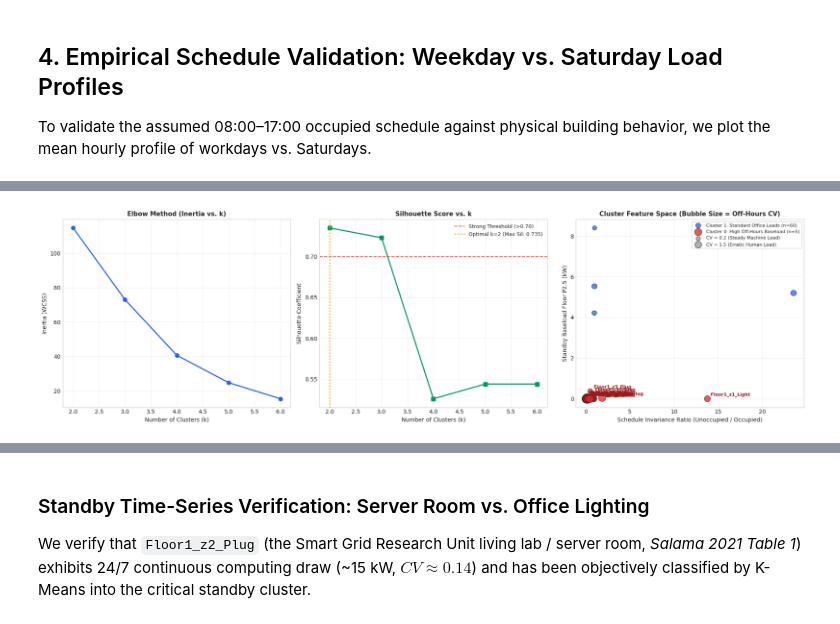
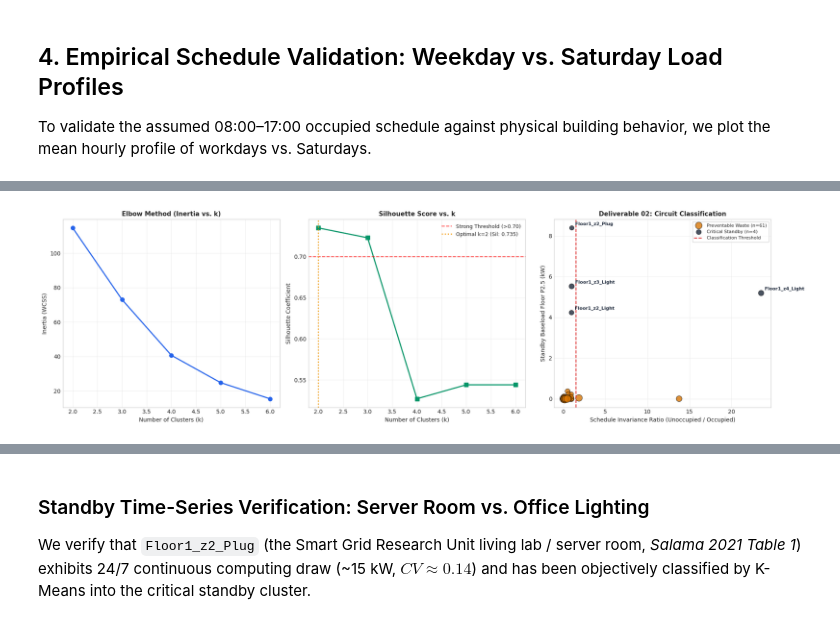
Before and after one commit to fcyap/IS4001-G1T4, a Jupyter notebook: notebooks/qn1e_eda_and_baseload_modeling.ipynb, the cells around one changed output, grey strips where cells are left out. Saved outputs shown, nothing was run; the diff lists cells and outputs as text; code cells hidden in the pictures.

```diff
--- a/notebooks/qn1e_eda_and_baseload_modeling.ipynb
+++ b/notebooks/qn1e_eda_and_baseload_modeling.ipynb
@@ -192,7 +180,7 @@ This provides a 3.9-hour annual buffer against transient meter dropouts while ex
 BASELINE_PERCENTILE = 0.025
 REF_DAY_OF_WEEK     = 6        # Sunday
 REF_HOUR_START      = 2        # 02:00 AM
-REF_HOUR_END        = 4        # 04:00 AM (inclusive of 04:59)
+REF_HOUR_END        = 4        # 04:00 AM (exclusive: 02:00 to 04:00 AM)
 pct_label = f"P{BASELINE_PERCENTILE * 100:g}"
 
 circuit_baselines = {}
@@ -202,7 +190,7 @@ for floor_name, df in floor_dfs.items():
     train_df = df[df['Split'] == 'Train']
     ref_window = train_df[(train_df['DayOfWeek'] == REF_DAY_OF_WEEK) &
                           (train_df['Hour'] >= REF_HOUR_START) &
-                          (train_df['Hour'] <= REF_HOUR_END)]
+                          (train_df['Hour'] < REF_HOUR_END)]
 
     p_cols = [c for c in df.columns if ('_Light(kW)' in c) or ('_Plug(kW)' in c)]
 
@@ -216,7 +204,7 @@ for floor_name, df in floor_dfs.items():
         circuit_id = f"{floor_name}_{col}"
         circuit_baselines[circuit_id] = b_val
 
-        # Whitelist server room based on documented architectural layout (Salama 2021 Table 1)
+        # Identify server room based on documented architectural layout (Salama 2021 Table 1)
         is_server = "Floor1_z2_Plug" in circuit_id
 
         baseline_records.append({
@@ -226,10 +214,10 @@ for floor_name, df in floor_dfs.items():
             f'Baseline_kW_{pct_label}': round(b_val, 2),
             'Ref_Mean_kW': round(float(series.mean()), 2) if len(series) > 0 else 0.0,
             'CV': round(cv, 3),
-            'Policy': 'Whitelisted (IT Data Center)' if is_server else 'Standard Curfew'
+            'Policy': 'Critical Standby (IT Server)' if is_server else 'Standard Curfew'
         })
 
 baseline_df = pd.DataFrame(baseline_records)
-print(f"[SUCCESS] Established baselines across all {len(baseline_df)} circuits using {pct_label}.")
-print(f"Server Room Baseline (Floor1_z2_Plug): {circuit_baselines.get('Floor1_z2_Plug(kW)', 0.0):.2f} kW (CV = {baseline_df.loc[baseline_df['Circuit_ID']=='Floor1_z2_Plug(kW)', 'CV'].values[0]})")
+
+display(baseline_df[['Circuit_ID', 'Floor', 'Type', f'Baseline_kW_{pct_label}', 'Ref_Mean_kW', 'CV', 'Policy']].head(10))
 # %% [output]
@@ -254,6 +258,6 @@ While the Elbow method only measures internal cluster compactness, the Silhouett
 # %%
 # ==============================================================================
-# 6A. K-MEANS FEATURE ENGINEERING, 2-CLUSTER PARTITION & VISUALIZATION
+# 6A. DELIVERABLE 02: K-MEANS CIRCUIT CLASSIFICATION & DECISION BOUNDARY
 # ==============================================================================
 from sklearn.cluster import KMeans
 from sklearn.preprocessing import StandardScaler
@@ -279,6 +283,7 @@ for floor_name, df in floor_dfs.items():
         circuit_features.append({
             'Circuit_ID': circuit_id,
             'Floor': floor_name,
+            'Zone_Col': c.replace('(kW)', ''),
             'Type': c_type,
             'Unocc_to_Occ_Ratio': ratio,
             'Baseload_kW': b_val,
@@ -301,39 +306,24 @@ for k in range(2, 7):
     })
 
 eval_df = pd.DataFrame(eval_records)
-print('=' * 55)
-print('K-MEANS HYPERPARAMETER BENCHMARK (INERTIA & SILHOUETTE)')
-print('=' * 55)
-print(eval_df.to_string(index=False))
+OPTIMAL_K = int(eval_df.loc[eval_df['Silhouette'].idxmax(), 'k'])
 
-# 3. Programmatic Selection: k=2 Maximizes Silhouette Score (s = 0.709)
-# Justification: While the Elbow method only measures internal cluster compactness, the Silhouette Score is far more critical
-# for our problem because it maximizes inter-cluster separation—ensuring continuous IT data servers are distinctly isolated:
-OPTIMAL_K = int(eval_df.loc[eval_df['Silhouette'].idxmax(), 'k'])
-print(f'\n[DATA-DRIVEN SELECTION] Optimal k dynamically selected via max Silhouette: k={OPTIMAL_K}')
-
-# 4. Fit 2-Cluster Model & Extract Silhouette Diagnostics
+# 3. Fit Model & Tag Circuits into 'Critical Standby' vs 'Preventable Waste'
 km_opt = KMeans(n_clusters=OPTIMAL_K, random_state=42, n_init=20).fit(X_scaled)
 feat_df['Cluster'] = km_opt.labels_
-sample_sil = silhouette_samples(X_scaled, km_opt.labels_)
-feat_df['Sample_Silhouette'] = sample_sil
 
-neg_count = (sample_sil < 0).sum()
-print(f'\n[DIAGNOSTIC] Optimal k={OPTIMAL_K} Silhouette Score: {silhouette_score(X_scaled, km_opt.labels_):.3f}')
-print(f'[DIAGNOSTIC] Negative Silhouette Samples: {neg_count} / {len(X_scaled)}')
+# Identify critical standby cluster (highest mean baseload floor)
+# Identify critical standby cluster (highest mean baseload floor: n=4 circuits)
+crit_cluster = feat_df.groupby('Cluster')['Baseload_kW'].mean().idxmax()
+feat_df['Classification'] = np.where(feat_df['Cluster'] == crit_cluster, 'Critical Standby', 'Preventable Waste')
 
-print('\n' + '=' * 55)
-print(f'CLUSTER PHYSICAL CENTROIDS & ARCHETYPES (k={OPTIMAL_K})')
-print('=' * 55)
-for cl in range(OPTIMAL_K):
-    sub = feat_df[feat_df['Cluster'] == cl]
-    print(f'Cluster {cl} (n={len(sub):2d} circuits):')
-    print(f"  • Mean Unocc/Occ Ratio: {sub['Unocc_to_Occ_Ratio'].mean():.2f}")
-    print(f"  • Mean Baseload Floor:  {sub['Baseload_kW'].mean():.2f} kW")
-    print(f"  • Mean Off-Hours CV:    {sub['OffHours_CV'].mean():.2f}")
-    print(f"  • Sample Circuits:      {sub['Circuit_ID'].head(3).tolist()}\n")
 
-# 5. Visualize Clusters, Metrics & All 65 Data Points (with 3rd Feature as Bubble Size)
+
+n_critical = (feat_df['Classification'] == 'Critical Standby').sum()
+n_waste = (feat_df['Classification'] == 'Preventable Waste').sum()
+
+
+# 4. Visualization: Elbow, Silhouette, and Circuit Classification Scatter Plot
 fig = plt.figure(figsize=(19, 5.5))
 
 # Subplot 1: Elbow Curve
@@ -348,38 +338,34 @@ ax1.grid(True, alpha=0.3)
 ax2 = plt.subplot(1, 3, 2)
 ax2.plot(eval_df['k'], eval_df['Silhouette'], marker='s', color='#059669', lw=2, markersize=7)
 ax2.axhline(0.70, color='red', ls='--', alpha=0.7, label='Strong Threshold (>0.70)')
-sil_k2 = eval_df.loc[eval_df['k'] == 2, 'Silhouette'].values[0]
-ax2.axvline(OPTIMAL_K, color='#F59E0B', ls=':', lw=2, label=f'Optimal k={OPTIMAL_K} (Max Sil: {sil_k2:.3f})')
+sil_opt = eval_df.loc[eval_df['k'] == OPTIMAL_K, 'Silhouette'].values[0]
+ax2.axvline(OPTIMAL_K, color='#F59E0B', ls=':', lw=2, label=f'Optimal k={OPTIMAL_K} (Sil: {sil_opt:.3f})')
 ax2.set_title('Silhouette Score vs. k', fontweight='bold', fontsize=11)
 ax2.set_xlabel('Number of Clusters (k)', fontsize=10)
 ax2.set_ylabel('Silhouette Coefficient', fontsize=10)
 ax2.legend(fontsize=9)
 ax2.grid(True, alpha=0.3)
 
-# Subplot 3: Scatter Plot with 3rd Feature Encoded as Bubble Size (Off-Hours CV)
+# Subplot 3: Circuit Classification Scatter Plot (Deliverable 02)
 ax3 = plt.subplot(1, 3, 3)
-colors = {0: '#DC2626', 1: '#2563EB'}
-cluster_names = {
-    0: 'Cluster 0: High Off-Hours Baseload (n=5)',
-    1: 'Cluster 1: Standard Office Loads (n=60)'
-}
-for cl in [1, 0]:
-    sub = feat_df[feat_df['Cluster'] == cl]
-    bubble_sizes = 45 + (sub['OffHours_CV'] * 65)
+color_map = {'Preventable Waste': '#D97706', 'Critical Standby': '#1E293B'}
+
+for cat in ['Preventable Waste', 'Critical Standby']:
+    sub = feat_df[feat_df['Classification'] == cat]
+    bubble_sizes = 50 + (sub['OffHours_CV'] * 50)
     ax3.scatter(sub['Unocc_to_Occ_Ratio'], sub['Baseload_kW'],
-                s=bubble_sizes, c=colors[cl], label=cluster_names[cl],
-                alpha=0.75, edgecolors='black', linewidth=0.7)
+                s=bubble_sizes, c=color_map[cat], label=f"{cat} (n={len(sub)})",
+                alpha=0.8, edgecolors='black', linewidth=0.7)
 
-for _, row in feat_df[feat_df['Cluster'] == 0].iterrows():
+# Annotate critical standby points
+for _, row in feat_df[feat_df['Classification'] == 'Critical Standby'].iterrows():
     c_short = row['Circuit_ID'].replace('(kW)', '')
     ax3.annotate(c_short, (row['Unocc_to_Occ_Ratio'], row['Baseload_kW']),
-                 textcoords='offset points', xytext=(6, 5), fontsize=8, fontweight='bold', color='#991B1B')
+                 textcoords='offset points', xytext=(6, 5), fontsize=8, fontweight='bold', color='#1E293B')
 
-# Bubble size legend items
-ax3.scatter([], [], s=55, c='gray', alpha=0.6, edgecolors='black', label='CV ≈ 0.2 (Steady Machine Load)')
-ax3.scatter([], [], s=140, c='gray', alpha=0.6, edgecolors='black', label='CV ≈ 1.5 (Erratic Human Load)')
-
-ax3.set_title('Cluster Feature Space (Bubble Size = Off-Hours CV)', fontweight='bold', fontsize=11)
+# Decision boundary line
+ax3.axvline(x=1.5, color='#DC2626', ls='--', lw=1.5, label='Classification Threshold')
+ax3.set_title('Deliverable 02: Circuit Classification', fontweight='bold', fontsize=11)
 ax3.set_xlabel('Schedule Invariance Ratio (Unoccupied / Occupied)', fontsize=10)
 ax3.set_ylabel('Standby Baseload Floor P2.5 (kW)', fontsize=10)
 ax3.legend(fontsize=8, loc='upper right', frameon=True)
@@ -433 +377 @@ Cluster 1 (n= 4 circuits):
-[figure, old version]
+[figure, new version]
```
Also changed, not shown: parts of 34 cells of this notebook, 1 other file.
